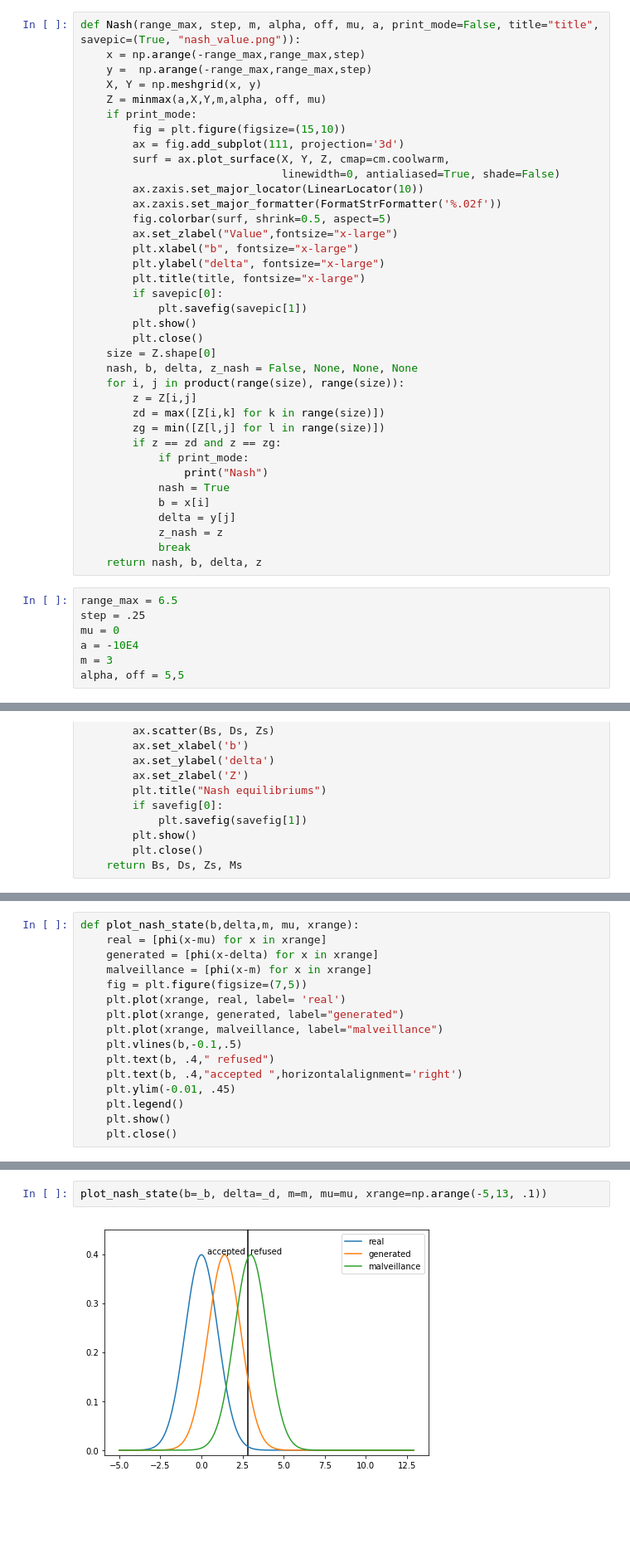
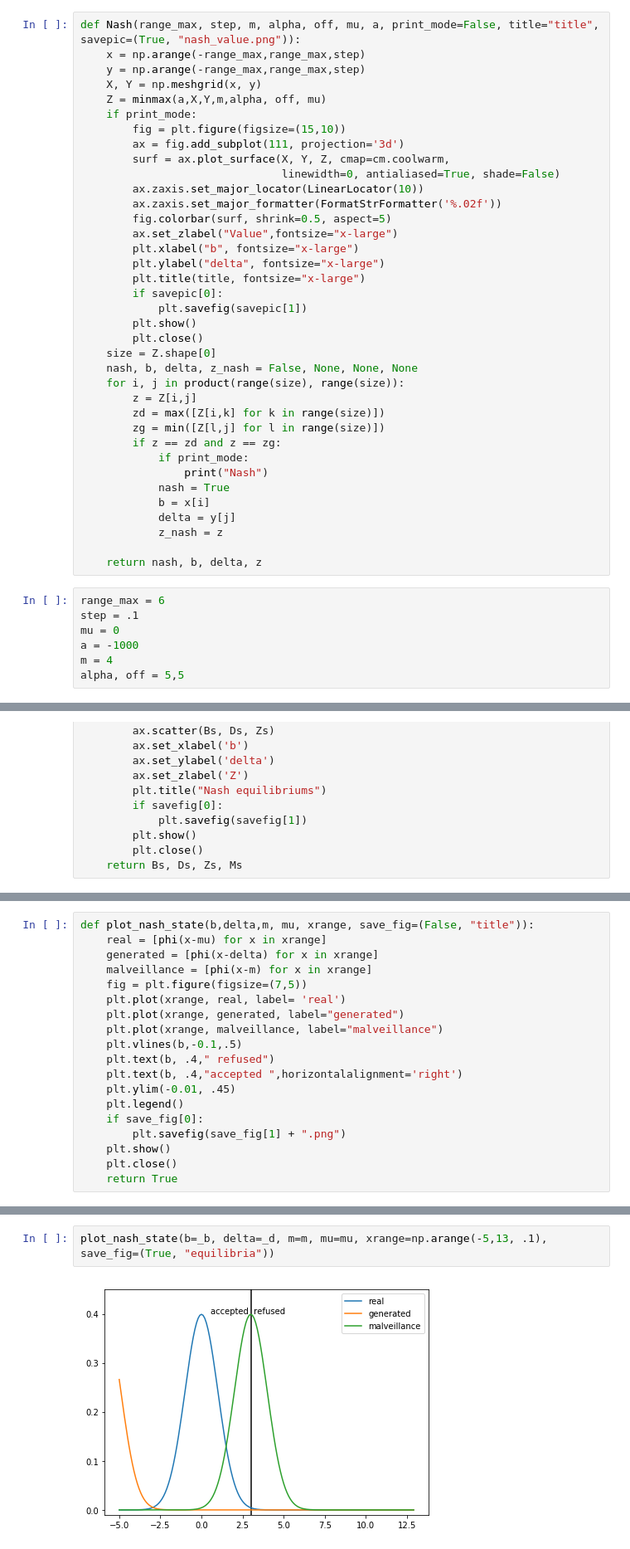
Before and after one commit to ppmdatix/gitELECOM, a Jupyter notebook: draft/normals_search.ipynb, the cells around one changed output, grey strips where cells are left out. Shown: that part at 83% size. Cells and saved outputs as stored; diff of their text form; blank space fills up the shorter version.

```diff
--- a/draft/normals_search.ipynb
+++ b/draft/normals_search.ipynb
@@ -28,7 +28,7 @@ def minmax(a,b,delta,m,alpha, off, mu):
 # %%
 def Nash(range_max, step, m, alpha, off, mu, a, print_mode=False, title="title", savepic=(True, "nash_value.png")):
     x = np.arange(-range_max,range_max,step)
-    y =  np.arange(-range_max,range_max,step)
+    y = np.arange(-range_max,range_max,step)
     X, Y = np.meshgrid(x, y)
     Z = minmax(a,X,Y,m,alpha, off, mu)
     if print_mode:
@@ -60,12 +60,12 @@ def Nash(range_max, step, m, alpha, off, mu, a, print_mode=False, title="title",
             b = x[i]
             delta = y[j]
             z_nash = z
-            break
+
     return nash, b, delta, z
 # %%
-range_max = 6.5
-step = .25
+range_max = 6
+step = .1
 mu = 0
-a = -10E4
-m = 3
+a = -1000
+m = 4
 alpha, off = 5,5
@@ -125,5 +133,5 @@ b_list, delta_list, z_list, m_list = Nash_on_m(m_min=0, m_max=10, m_step=.1, ran
 # %%
-def plot_nash_state(b,delta,m, mu, xrange):
+def plot_nash_state(b,delta,m, mu, xrange, save_fig=(False, "title")):
     real = [phi(x-mu) for x in xrange]
     generated = [phi(x-delta) for x in xrange]
     malveillance = [phi(x-m) for x in xrange]
@@ -136,7 +144,10 @@ def plot_nash_state(b,delta,m, mu, xrange):
     plt.text(b, .4,"accepted ",horizontalalignment='right')
     plt.ylim(-0.01, .45)
     plt.legend()
+    if save_fig[0]:
+        plt.savefig(save_fig[1] + ".png")
     plt.show()
     plt.close()
+    return True
 # %%
 plot_nash_state(b_list[-1], delta_list[-1], m=10, mu=0, xrange=np.arange(-5,13, .1))
@@ -149,4 +158,4 @@ _b
 # %%
-plot_nash_state(b=_b, delta=_d, m=m, mu=mu, xrange=np.arange(-5,13, .1))
+plot_nash_state(b=_b, delta=_d, m=m, mu=mu, xrange=np.arange(-5,13, .1), save_fig=(True, "equilibria"))
 # %% [output]
-[figure, old version]
+[figure, new version]
```
Also changed, not shown: parts of 6 cells of this notebook, 2 other files.
